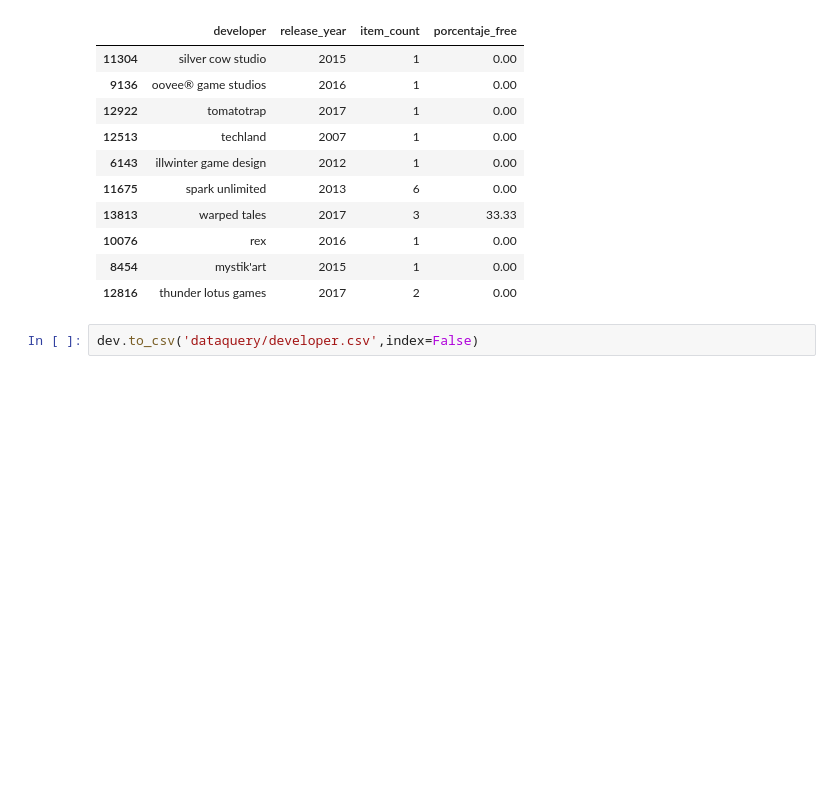
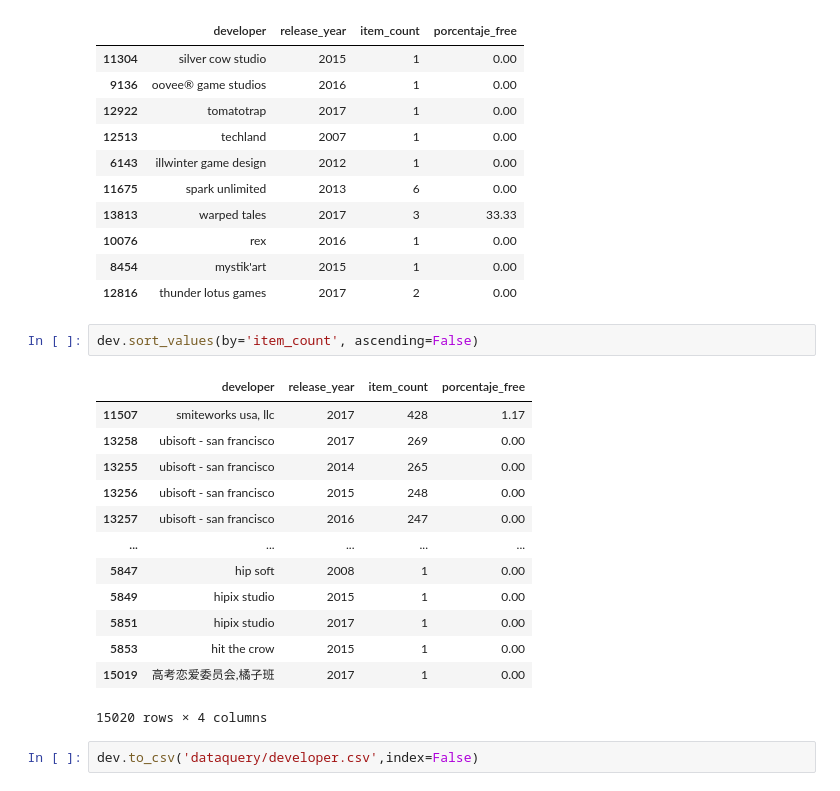
Before and after one commit to kimnegrette3/MLOps-Steam-Recommender-System, a Jupyter notebook: consultas_endpoints.ipynb, the cells around one changed output. Cells and saved outputs as stored; diff of their text form; blank space fills up the shorter version.

```diff
--- a/consultas_endpoints.ipynb
+++ b/consultas_endpoints.ipynb
@@ -613,6 +613,22 @@ dev.sample(10)
 | 10076 | rex | 2016 | 1 | 0.00 |
 | 8454 | mystik'art | 2015 | 1 | 0.00 |
 | 12816 | thunder lotus games | 2017 | 2 | 0.00 |
+# %%
+dev.sort_values(by='item_count', ascending=False)
+# %% [output]
+|  | developer | release_year | item_count | porcentaje_free |
+| 11507 | smiteworks usa, llc | 2017 | 428 | 1.17 |
+| 13258 | ubisoft - san francisco | 2017 | 269 | 0.00 |
+| 13255 | ubisoft - san francisco | 2014 | 265 | 0.00 |
+| 13256 | ubisoft - san francisco | 2015 | 248 | 0.00 |
+| 13257 | ubisoft - san francisco | 2016 | 247 | 0.00 |
+| ... | ... | ... | ... | ... |
+| 5847 | hip soft | 2008 | 1 | 0.00 |
+| 5849 | hipix studio | 2015 | 1 | 0.00 |
+| 5851 | hipix studio | 2017 | 1 | 0.00 |
+| 5853 | hit the crow | 2015 | 1 | 0.00 |
+| 15019 | 高考恋爱委员会,橘子班 | 2017 | 1 | 0.00 |
+15020 rows × 4 columns
 # %%
 dev.to_csv('dataquery/developer.csv',index=False)
 # %%
```
Also changed, not shown: parts of 3 cells of this notebook, 1 other file.
